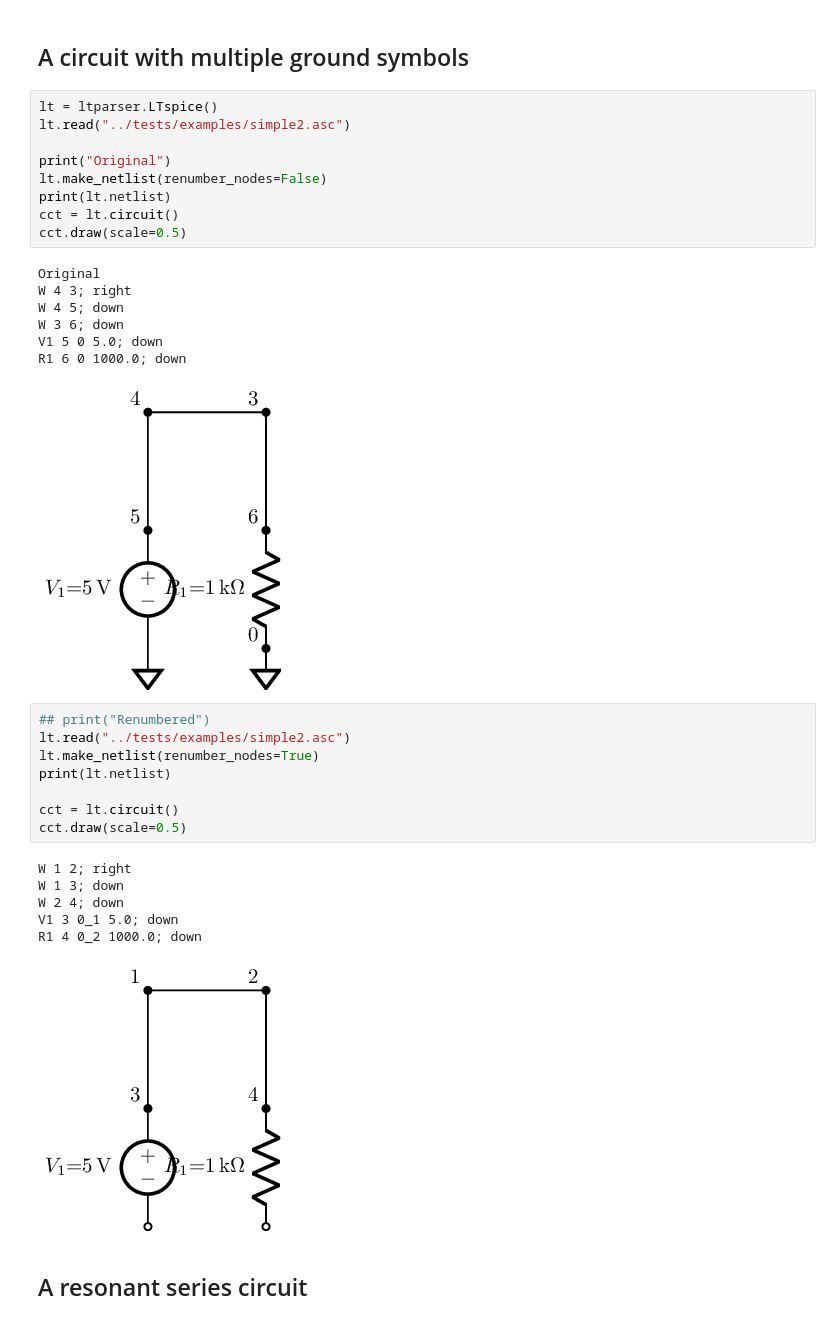
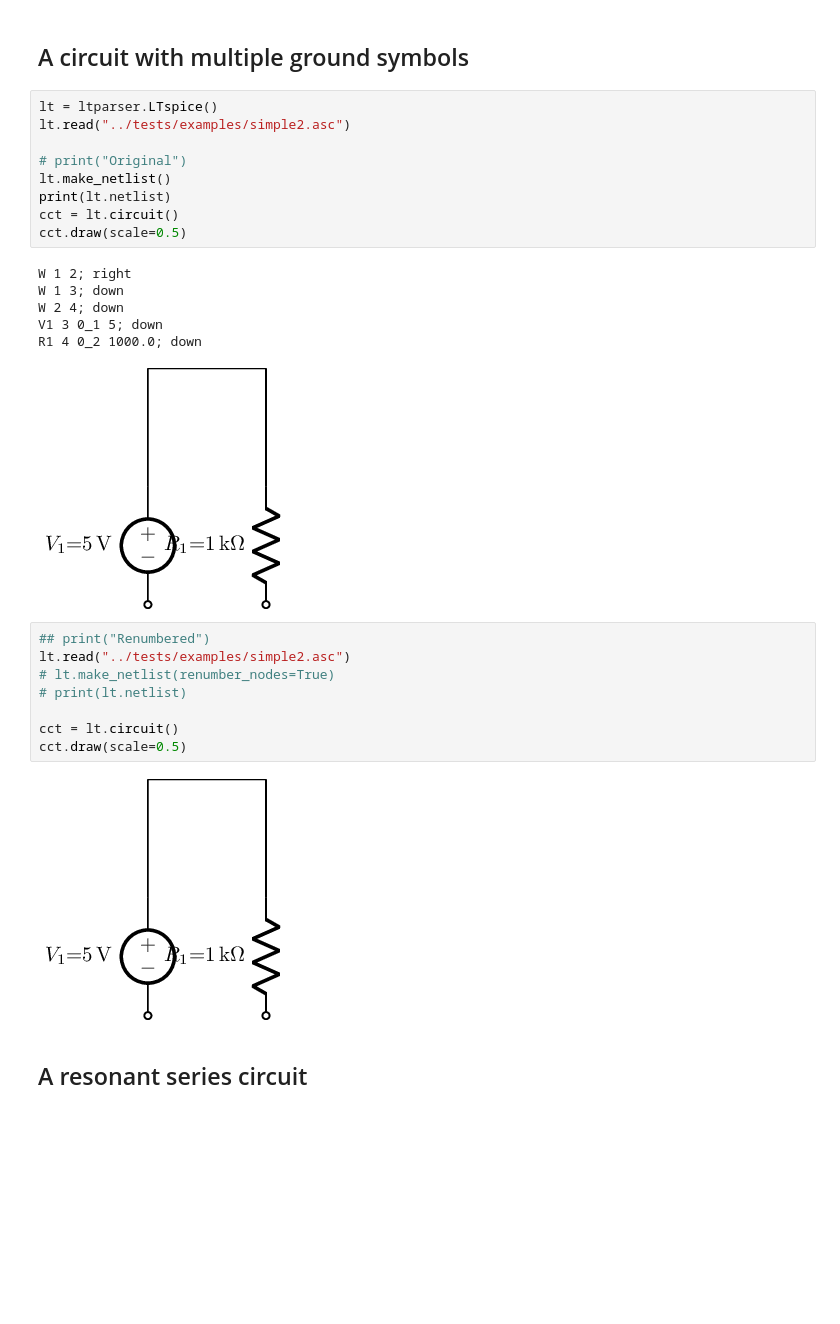
Before and after one commit to scottprahl/ltparser, a Jupyter notebook: docs/01-basics.ipynb, the cells around one changed output. Drawn from its saved outputs; the diff is of its cells as text; blank space fills up the shorter version.

```diff
--- a/docs/01-basics.ipynb
+++ b/docs/01-basics.ipynb
@@ -109,35 +108,29 @@ R1 2 4 4700000.0; down
 # %%
 lt = ltparser.LTspice()
 lt.read("../tests/examples/simple2.asc")
 
-print("Original")
-lt.make_netlist(renumber_nodes=False)
+# print("Original")
+lt.make_netlist()
 print(lt.netlist)
 cct = lt.circuit()
 cct.draw(scale=0.5)
 # %% [output]
-Original
-W 4 3; right
-W 4 5; down
-W 3 6; down
-V1 5 0 5.0; down
-R1 6 0 1000.0; down
+W 1 2; right
+W 1 3; down
+W 2 4; down
+V1 3 0_1 5; down
+R1 4 0_2 1000.0; down
-[figure, old version]
+[figure, new version]
 # %%
 ## print("Renumbered")
 lt.read("../tests/examples/simple2.asc")
-lt.make_netlist(renumber_nodes=True)
-print(lt.netlist)
+# lt.make_netlist(renumber_nodes=True)
+# print(lt.netlist)
 
 cct = lt.circuit()
 cct.draw(scale=0.5)
 # %% [output]
-W 1 2; right
-W 1 3; down
-W 2 4; down
-V1 3 0_1 5.0; down
-R1 4 0_2 1000.0; down
-[figure, old version]
+[figure, new version]
 # %% [markdown]
 ## A resonant series circuit
 # %%
```
Also changed, not shown: parts of 13 cells of this notebook, 8 other files.
